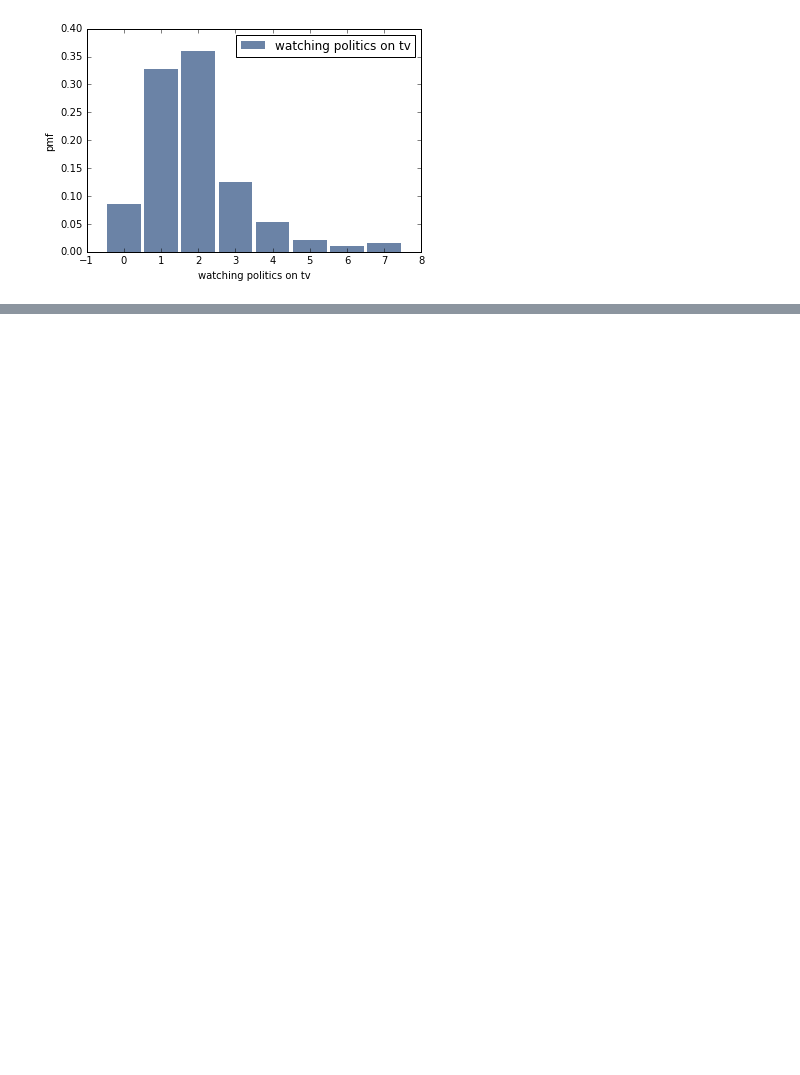
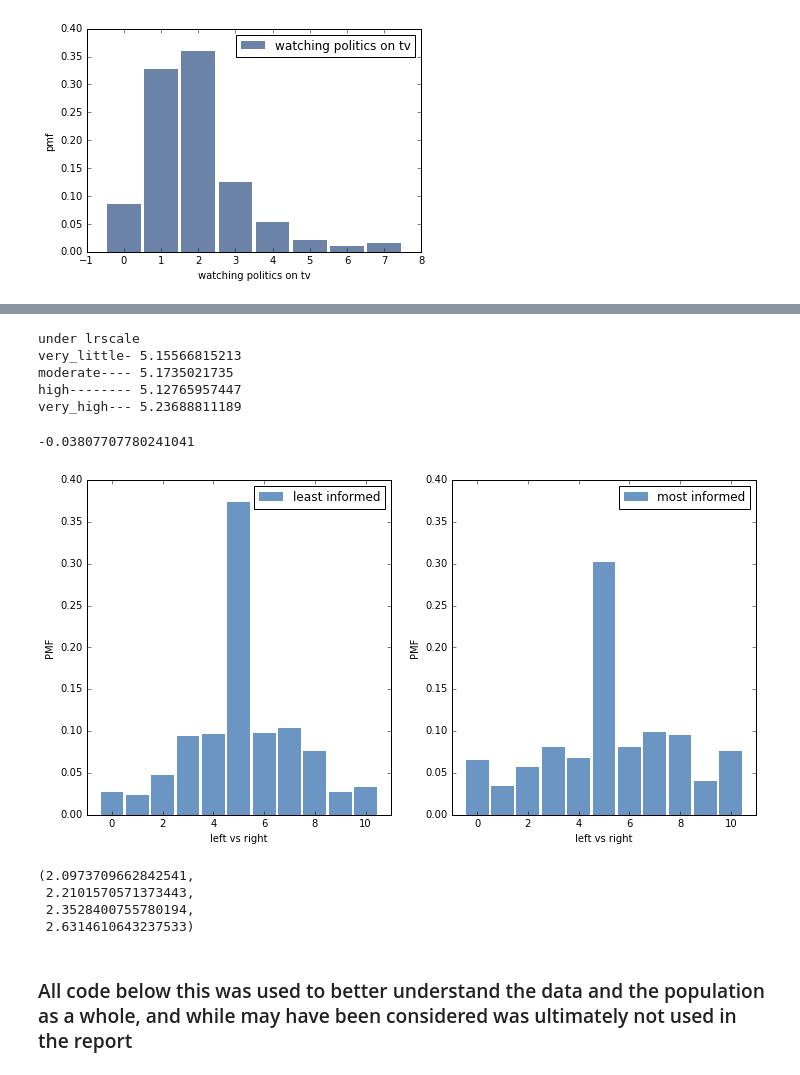
Before and after one commit to kzhang8850/ThinkStats2, a Jupyter notebook: code/report1.ipynb, the cells around one changed output, grey strips where cells are left out. Saved outputs shown, nothing was run; the diff lists cells and outputs as text; code cells hidden in the pictures; blank space fills up the shorter version.

Commit message:
finished revising report 1

```diff
--- a/code/report1.ipynb
+++ b/code/report1.ipynb
@@ -154,3 +171,54 @@ make_and_plot_pmf(tvpol, 'watching politics on tv')
+# %%
+#The means confirm the above idea that little correlation exists.
+
+mean_comparison(sections, 'lrscale')
+# %% [output]
+under lrscale
+very_little- 5.15566815213
+moderate---- 5.1735021735
+high-------- 5.12765957447
+very_high--- 5.23688811189
+# %%
+# the Cohen Effect Size is not very significant, showing that level of information doesn't mean a whole lot towards
+#whether a person is more liberal
+
+cohen_effect_size(sections[0].lrscale, sections[3].lrscale)
+# %% [output]
+-0.03807707780241041
+# %%
+# Proving the point about more informed people being more polarized, the following two graphs show that the Pmf
+# distribution of the most informed and least informed, respectively. Notice that while both are centered heavily about
+# the mean of 5, the most informed pmf graph is more evenly distributed, as the ends have higher probabilities than
+# those of the least informed group.
+
+# This would suggest that the most informed group has more people trending towards the polar ends of the political
+# spectrum than the least informed group, meaning that they are more polarized as a group.
+# make_and_plot_pmf(sections[3].lrscale, 'most informed ')
+pmf1 = thinkstats2.Pmf(sections[0].lrscale, "least informed")
+pmf2 = thinkstats2.Pmf(sections[3].lrscale, "most informed")
+pmfs = [pmf1, pmf2]
+thinkplot.PrePlot(2, cols=2)
+thinkplot.Hist(pmf1)
+thinkplot.Config(xlabel='left vs right', ylabel='PMF', xlim=[-1, 11])
+
+thinkplot.PrePlot(2)
+thinkplot.SubPlot(2)
+thinkplot.Hist(pmf2)
+thinkplot.Config(xlabel='left vs right', ylabel="PMF", xlim=[-1, 11], ylim=[0, .4])
+# %% [output]
+[figure, added]
+# %%
+#The standard deviations also prove the above idea, as the higher informed people have a higher spread out distribution
+#than the lower informed people
+
+sections[0].lrscale.std(), sections[1].lrscale.std(), sections[2].lrscale.std(), sections[3].lrscale.std()
+# %% [output]
+(2.0973709662842541,
+ 2.2101570571373443,
+ 2.3528400755780194,
+ 2.6314610643237533)
+# %% [markdown]
+### All code below this was used to better understand the data and the population as a whole, and while may have been considered was ultimately not used in the report
 # %%
 #A general visualzation of the entire surveyed population under polintr, or the respondent's political interest level
 series = ess5['polintr'].dropna()
```
Also changed, not shown: parts of 39 cells of this notebook, 5 other files.
